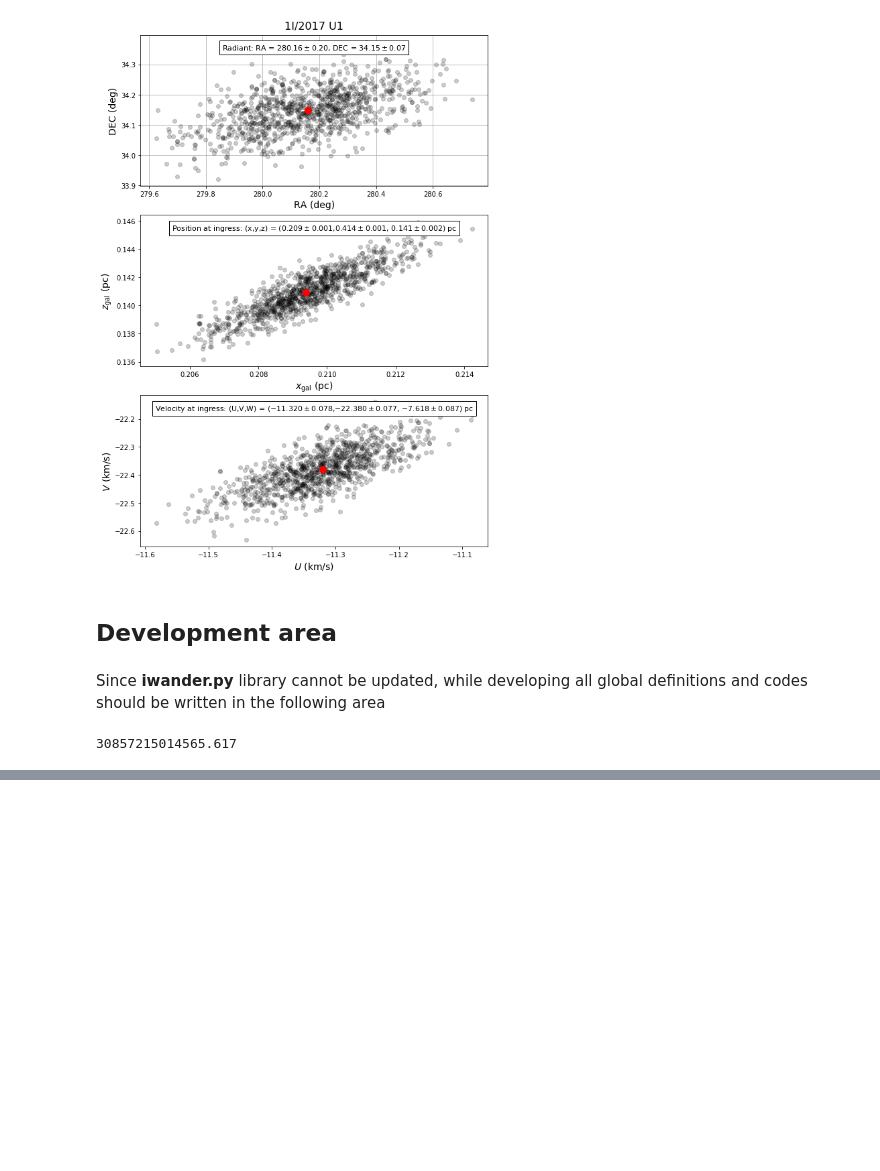
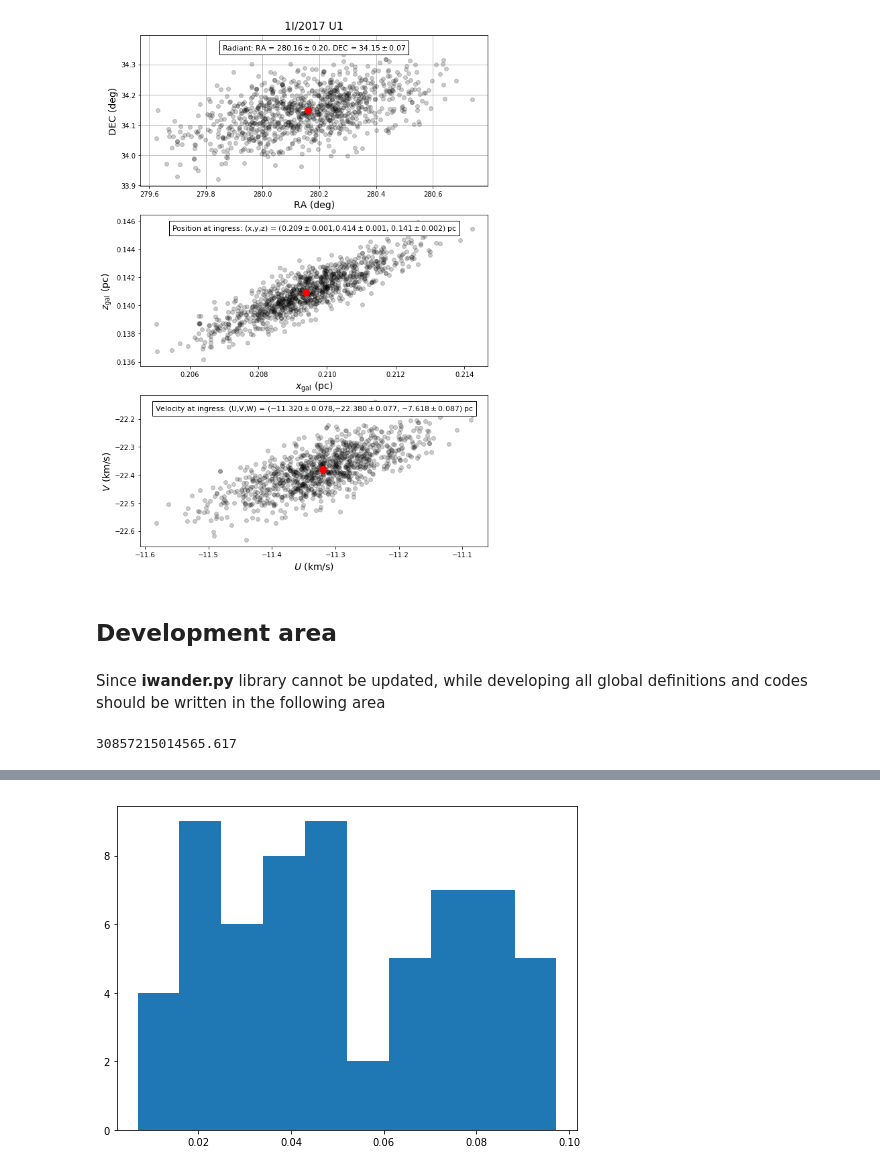
Before and after one commit to seap-udea/iWander, a Jupyter notebook: dev/analysis.ipynb, the cells around one changed output, grey strips where cells are left out. Cells and saved outputs as stored; diff of their text form; code cells hidden in the pictures; blank space fills up the shorter version.

```diff
--- a/dev/analysis.ipynb
+++ b/dev/analysis.ipynb
@@ -220,0 +236,9 @@ def subPlots(panels,ncols=1,l=0.1,b=0.1,w=0.8,figsize=(8,6),dh=None,dw=None,fac=
+# %%
+datacan=pd.read_csv(BD+"candidates.csv")
+# %%
+fig,axs=subPlots([1])
+
+ax=axs[0][0]
+rs=ax.hist(datacan.dmin/datacan.d)
+# %% [output]
+[figure, added]
```
Also changed, not shown: parts of 10 cells of this notebook, 5 other files.
